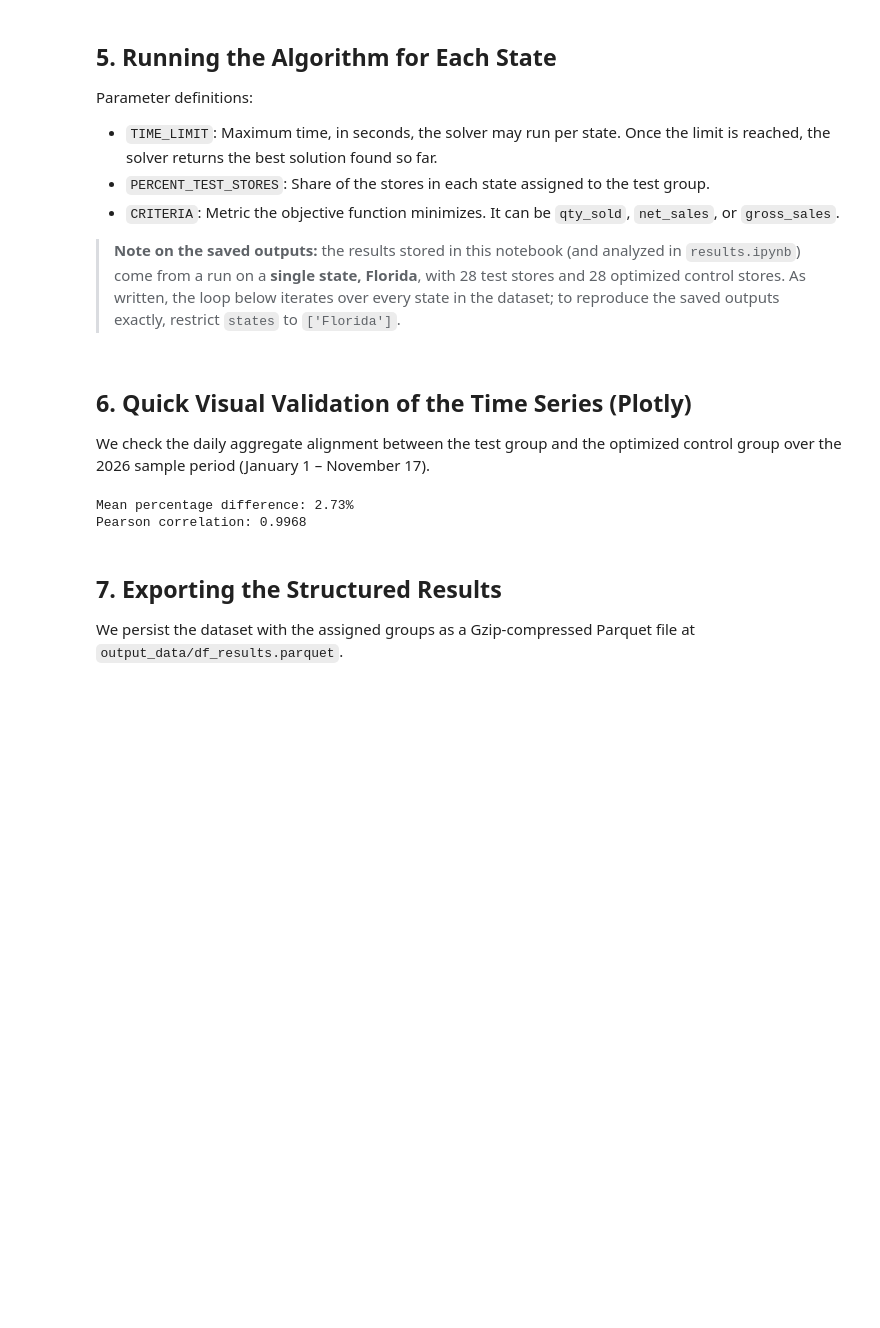
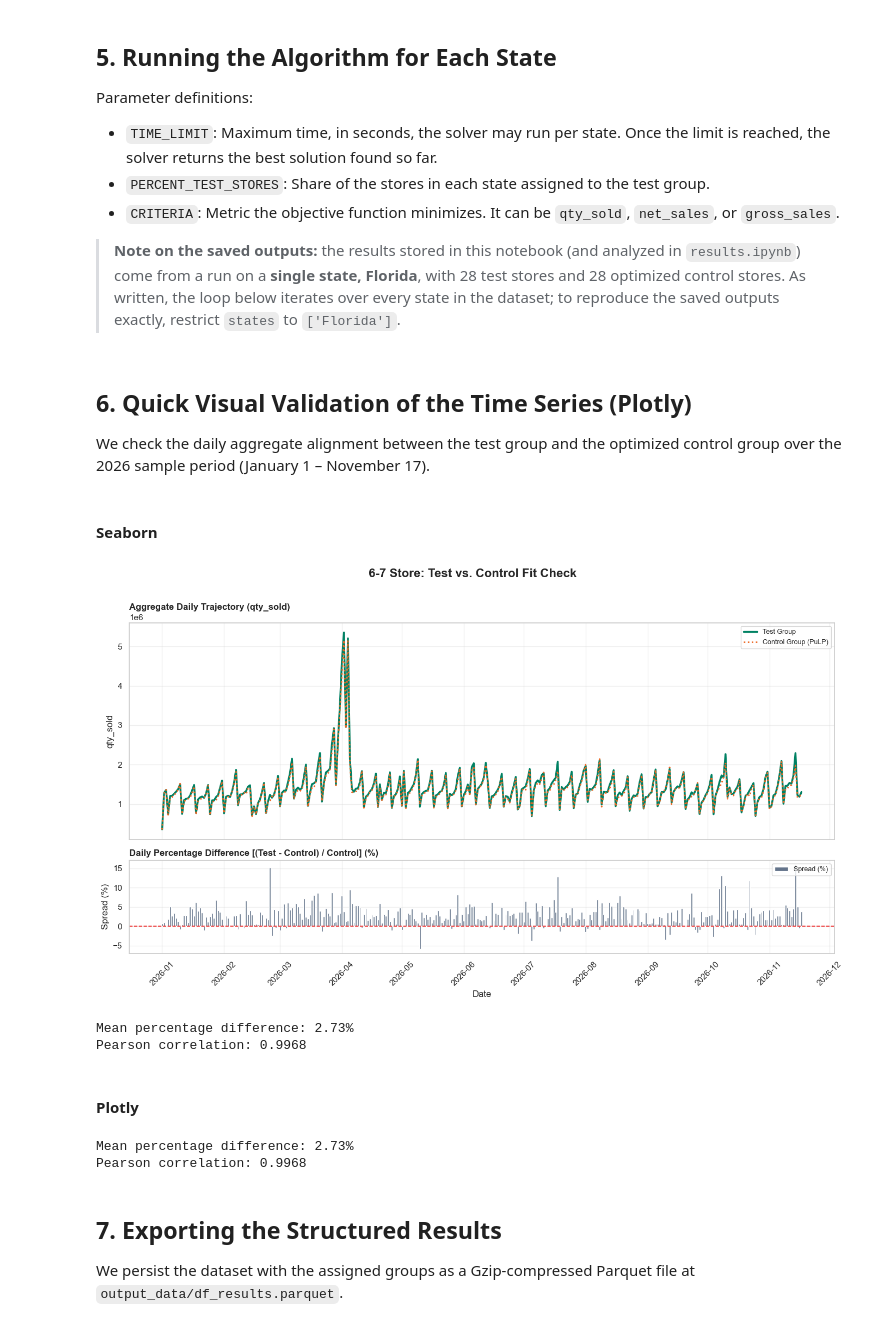
Before and after one commit to Krupique/retail-analytics, a Jupyter notebook: optimal-store-test-control/optimization.ipynb, the cells around one changed output. Saved outputs shown, nothing was run; the diff lists cells and outputs as text; code cells hidden in the pictures; blank space fills up the shorter version.

```diff
--- a/optimal-store-test-control/optimization.ipynb
+++ b/optimal-store-test-control/optimization.ipynb
@@ -247,7 +249,7 @@ Parameter definitions:
 
 > **Note on the saved outputs:** the results stored in this notebook (and analyzed in `results.ipynb`) come from a run on a **single state, Florida**, with 28 test stores and 28 optimized control stores. As written, the loop below iterates over every state in the dataset; to reproduce the saved outputs exactly, restrict `states` to `['Florida']`.
 # %%
-TIME_LIMIT = 300
+TIME_LIMIT = 360
 PERCENT_TEST_STORES = 0.25
 CRITERIA = 'qty_sold'
 df_temp = []
@@ -278,6 +280,61 @@ df_result = pd.merge(df_complete, df_result, how='left', on=['store_id'])
 ## 6. Quick Visual Validation of the Time Series (Plotly)
 
 We check the daily aggregate alignment between the test group and the optimized control group over the 2026 sample period (January 1 – November 17).
+# %% [markdown]
+#### Seaborn
+# %%
+# 1. DAILY AGGREGATION
+df_plot = (df_result[df_result['flag'].isin(['test', 'control'])] .groupby(['dt_ref', 'flag'], as_index=False)[CRITERIA] .sum())
+df_plot['dt_ref'] = pd.to_datetime(df_plot['dt_ref'])
+
+df_pivot = (df_plot.pivot(index='dt_ref', columns='flag', values=CRITERIA).sort_index())
+df_pivot['diff_pct'] = ((df_pivot['test'] - df_pivot['control']) / df_pivot['control']) * 100
+
+# 2. CHART CONFIGURATION
+sns.set_theme(style='whitegrid', context='notebook')
+fig, axes = plt.subplots(nrows=2, ncols=1, figsize=(14, 8), sharex=True, gridspec_kw={'height_ratios': [0.7, 0.3]})
+
+# 3. AGGREGATE DAILY TRAJECTORY
+df_pivot_plot = df_pivot.reset_index()
+
+# Test & Control Group
+sns.lineplot(data=df_pivot_plot, x='dt_ref', y='test', ax=axes[0], color='#008163', linewidth=2.5, label='Test Group')
+sns.lineplot(data=df_pivot_plot, x='dt_ref', y='control', ax=axes[0], color='#EE6723', linewidth=2, linestyle=':', label='Control Group (PuLP)')
+
+axes[0].set_title(f'Aggregate Daily Trajectory ({CRITERIA})', fontsize=12, fontweight='bold', loc='left')
+axes[0].set_ylabel(CRITERIA)
+axes[0].set_xlabel('')
+axes[0].legend(loc='upper right', fontsize=9)
+
+# 4. DAILY PERCENTAGE DIFFERENCE
+axes[1].bar(df_pivot.index, df_pivot['diff_pct'], color='#64748B', width=0.8, label='Spread (%)')
+
+# Zero reference line
+axes[1].axhline(y=0, color='#EE2726', linestyle='--', linewidth=1.2)
+axes[1].set_title('Daily Percentage Difference [(Test - Control) / Control] (%)', fontsize=12, fontweight='bold', loc='left')
+axes[1].set_ylabel('Spread (%)')
+axes[1].set_xlabel('Date')
+axes[1].legend(loc='upper right', fontsize=9)
+
+# 5. GENERAL FORMATTING
+fig.suptitle('6-7 Store: Test vs. Control Fit Check', fontsize=16, fontweight='bold', y=1.01)
+
+for ax in axes:
+    ax.grid(True, alpha=0.3)
+
+plt.xticks(rotation=45)
+plt.tight_layout()
+plt.show()
+
+# 6. STATISTICAL METRICS
+print(f'Mean percentage difference: {df_pivot["diff_pct"].mean():.2f}%')
+print(f'Pearson correlation: {df_pivot["test"].corr(df_pivot["control"]):.4f}')
+# %% [output]
+[figure, added]
+Mean percentage difference: 2.73%
+Pearson correlation: 0.9968
+# %% [markdown]
+#### Plotly
 # %%
 # Daily aggregation for a quick visualization
 df_plot = (
```
Also changed, not shown: parts of 1 cell of this notebook.
